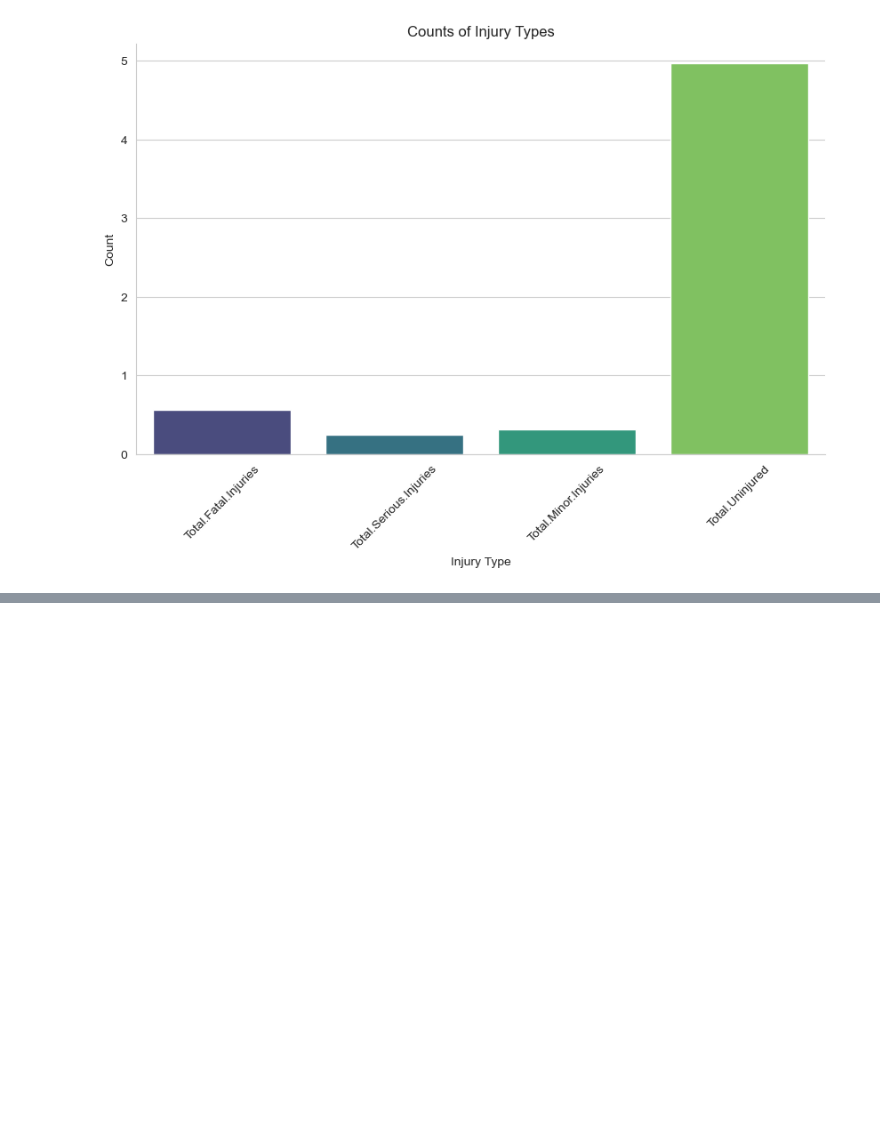
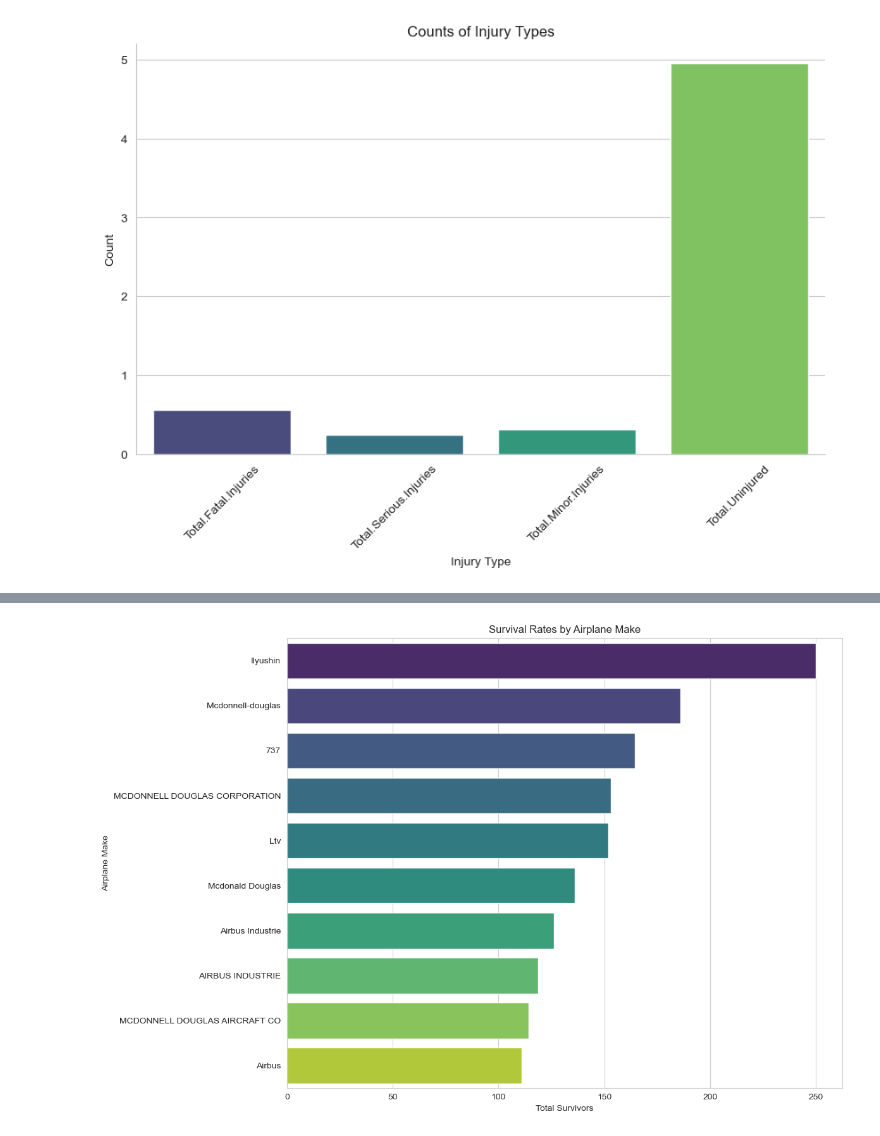
Before and after one commit to WinnyC3/aircraft-optimization-project, a Jupyter notebook: aeroplane.ipynb, the cells around one changed output, grey strips where cells are left out. Saved outputs shown, nothing was run; the diff lists cells and outputs as text; code cells hidden in the pictures; blank space fills up the shorter version.

```diff
--- a/aeroplane.ipynb
+++ b/aeroplane.ipynb
@@ -395,0 +406,18 @@ Index(['Investigation.Type', 'Location', 'Country', 'Latitude', 'Longitude',
+# %%
+# Calculate survival rate for each make
+
+survival_rates = aviation_df.groupby('Make')['Total.Survivors'].mean().reset_index()
+
+# Sort by total survivors and select top 10 makes
+top_10_survival_rates = survival_rates.sort_values(by='Total.Survivors', ascending=False).head(10)
+
+# Plotting using seaborn barplot
+plt.figure(figsize=(12, 8))
+sns.barplot(x='Total.Survivors', y='Make', data=top_10_survival_rates, palette='viridis')
+plt.title('Survival Rates by Airplane Make')
+plt.xlabel('Total Survivors')
+plt.ylabel('Airplane Make')
+plt.tight_layout()
+plt.show()
+# %% [output]
+[figure, added]
```
Also changed, not shown: parts of 21 cells of this notebook, 1 other file.
